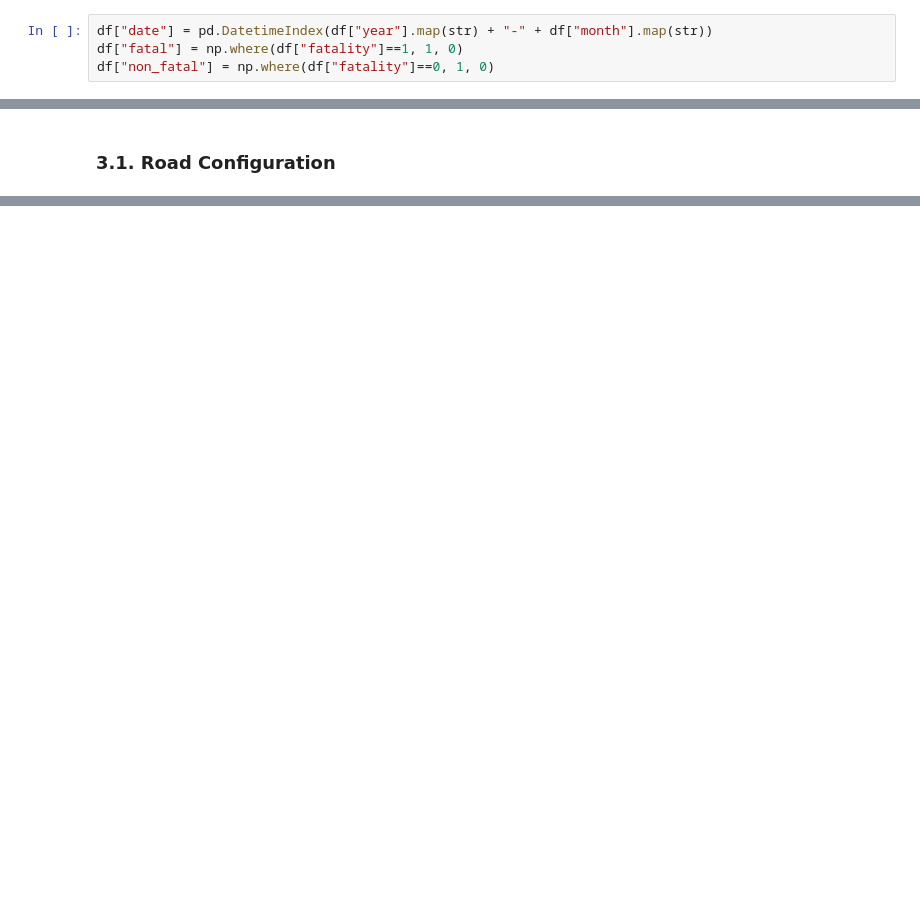
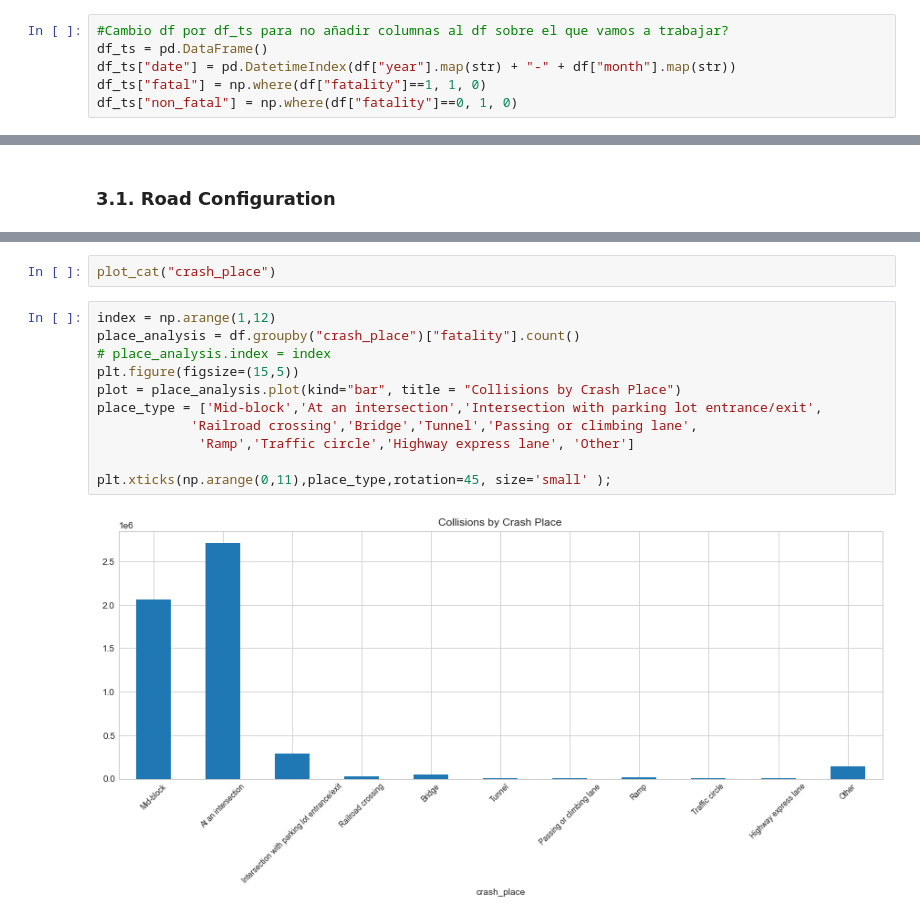
Before and after one commit to AMM53/Accidents-Prediction, a Jupyter notebook: notebooks/DescriptiveAnalysis.ipynb, the cells around one changed output, grey strips where cells are left out. Cells and saved outputs as stored; diff of their text form; blank space fills up the shorter version.

```diff
--- a/notebooks/DescriptiveAnalysis.ipynb
+++ b/notebooks/DescriptiveAnalysis.ipynb
@@ -259,7 +299,9 @@ df.loc[df["weekday"] == 6].fatality.value_counts() / len(df.loc[df["weekday"] ==
 # %% [markdown]
 ### 1.1. Observación del periodo completo
 # %%
-df["date"] = pd.DatetimeIndex(df["year"].map(str) + "-" + df["month"].map(str))
-df["fatal"] = np.where(df["fatality"]==1, 1, 0)
-df["non_fatal"] = np.where(df["fatality"]==0, 1, 0)
+#Cambio df por df_ts para no añadir columnas al df sobre el que vamos a trabajar?
+df_ts = pd.DataFrame()
+df_ts["date"] = pd.DatetimeIndex(df["year"].map(str) + "-" + df["month"].map(str))
+df_ts["fatal"] = np.where(df["fatality"]==1, 1, 0)
+df_ts["non_fatal"] = np.where(df["fatality"]==0, 1, 0)
 # %%
@@ -377,3 +440,18 @@ plot = hour_analysis.plot(kind="bar", title = "Percentage of deadly collisions b
+# %%
+plot_cat("crash_place")
+# %%
+index = np.arange(1,12)
+place_analysis = df.groupby("crash_place")["fatality"].count()
+# place_analysis.index = index
+plt.figure(figsize=(15,5))
+plot = place_analysis.plot(kind="bar", title = "Collisions by Crash Place")
+place_type = ['Mid-block','At an intersection','Intersection with parking lot entrance/exit',
+            'Railroad crossing','Bridge','Tunnel','Passing or climbing lane',
+             'Ramp','Traffic circle','Highway express lane', 'Other']
+
+plt.xticks(np.arange(0,11),place_type,rotation=45, size='small' );
+# %% [output]
+[figure, added]
 # %%
 place_analysis
 # %% [output]
```
Also changed, not shown: parts of 28 cells of this notebook.
